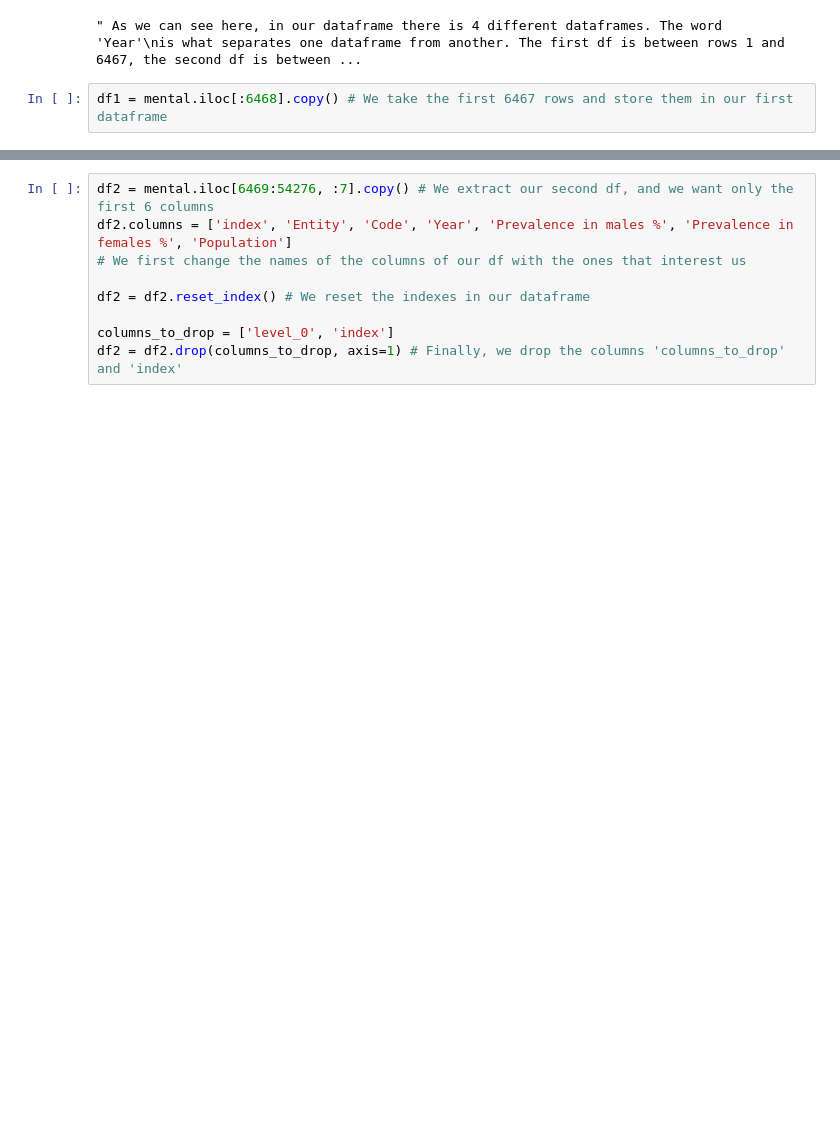
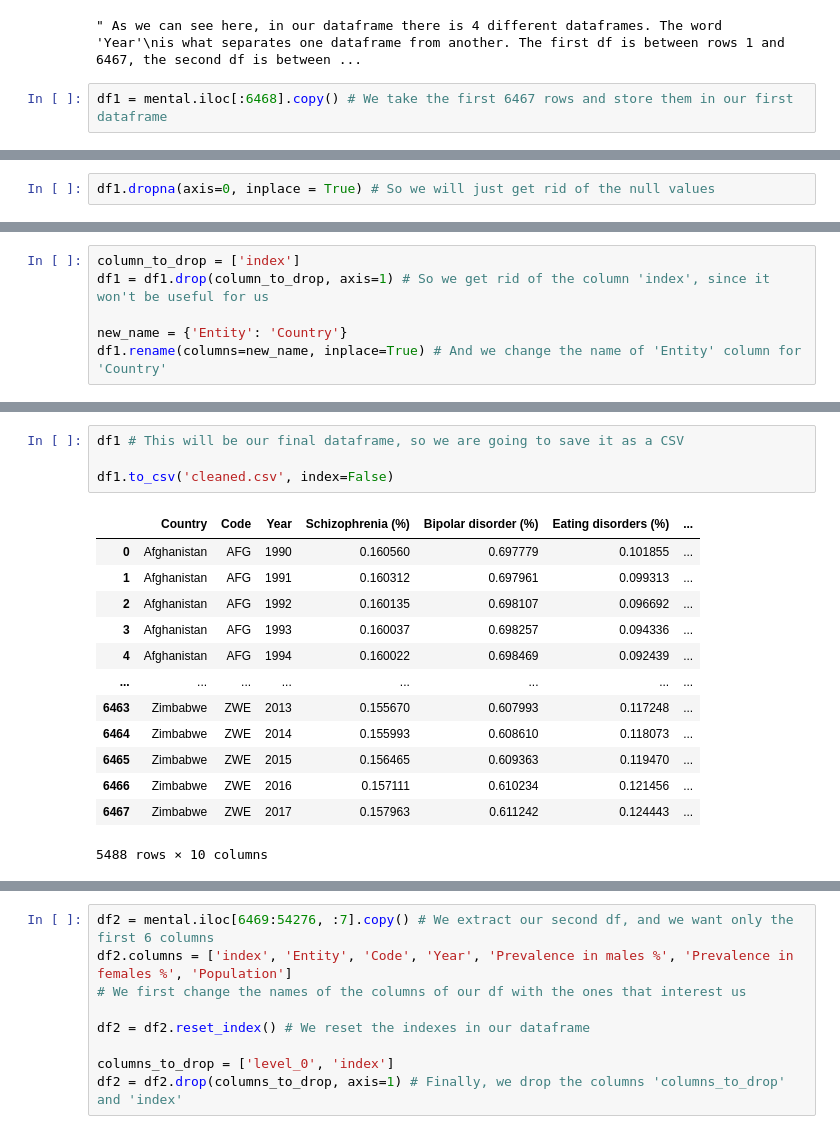
Before and after one commit to davidfernandez1619/Dashboard-Project, a Jupyter notebook: Notebooks/Cleaning.ipynb, the cells around one changed output, grey strips where cells are left out. Cells and saved outputs as stored; diff of their text form; blank space fills up the shorter version.

Commit message:
cleaned

```diff
--- a/Notebooks/Cleaning.ipynb
+++ b/Notebooks/Cleaning.ipynb
@@ -179,0 +90,2 @@ df2
+# %%
+df1.dropna(axis=0, inplace = True) # So we will just get rid of the null values
@@ -179,0 +108,6 @@ df2
+# %%
+column_to_drop = ['index']
+df1 = df1.drop(column_to_drop, axis=1) # So we get rid of the column 'index', since it won't be useful for us
+
+new_name = {'Entity': 'Country'}
+df1.rename(columns=new_name, inplace=True) # And we change the name of 'Entity' column for 'Country'
@@ -179,0 +186,18 @@ df2
+# %%
+df1 # This will be our final dataframe, so we are going to save it as a CSV
+
+df1.to_csv('cleaned.csv', index=False)
+# %% [output]
+|  | Country | Code | Year | Schizophrenia (%) | Bipolar disorder (%) | Eating disorders (%) | ... |
+| 0 | Afghanistan | AFG | 1990 | 0.160560 | 0.697779 | 0.101855 | ... |
+| 1 | Afghanistan | AFG | 1991 | 0.160312 | 0.697961 | 0.099313 | ... |
+| 2 | Afghanistan | AFG | 1992 | 0.160135 | 0.698107 | 0.096692 | ... |
+| 3 | Afghanistan | AFG | 1993 | 0.160037 | 0.698257 | 0.094336 | ... |
+| 4 | Afghanistan | AFG | 1994 | 0.160022 | 0.698469 | 0.092439 | ... |
+| ... | ... | ... | ... | ... | ... | ... | ... |
+| 6463 | Zimbabwe | ZWE | 2013 | 0.155670 | 0.607993 | 0.117248 | ... |
+| 6464 | Zimbabwe | ZWE | 2014 | 0.155993 | 0.608610 | 0.118073 | ... |
+| 6465 | Zimbabwe | ZWE | 2015 | 0.156465 | 0.609363 | 0.119470 | ... |
+| 6466 | Zimbabwe | ZWE | 2016 | 0.157111 | 0.610234 | 0.121456 | ... |
+| 6467 | Zimbabwe | ZWE | 2017 | 0.157963 | 0.611242 | 0.124443 | ... |
+5488 rows × 10 columns
```
Also changed, not shown: parts of 20 cells of this notebook, 2 other files.
